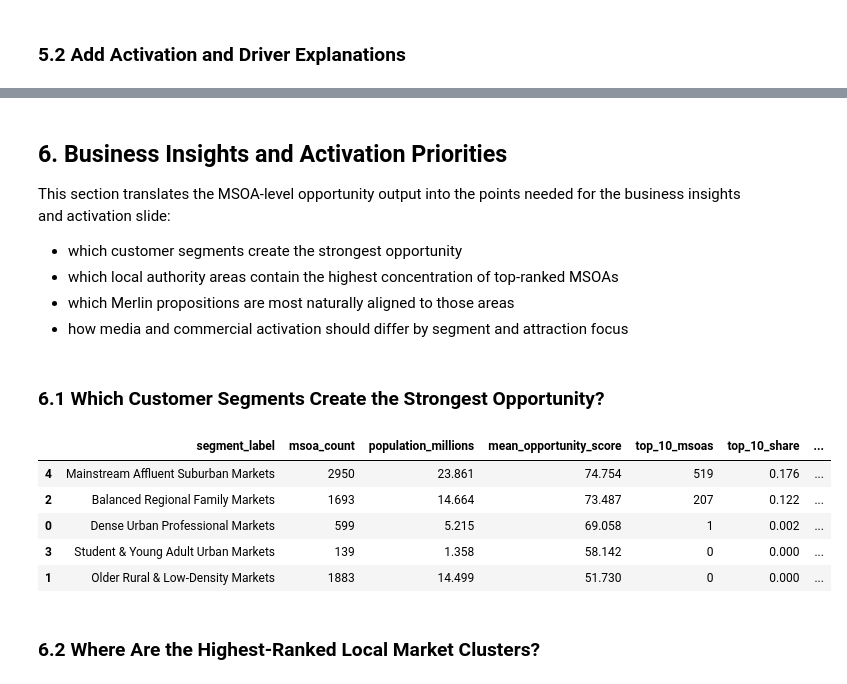
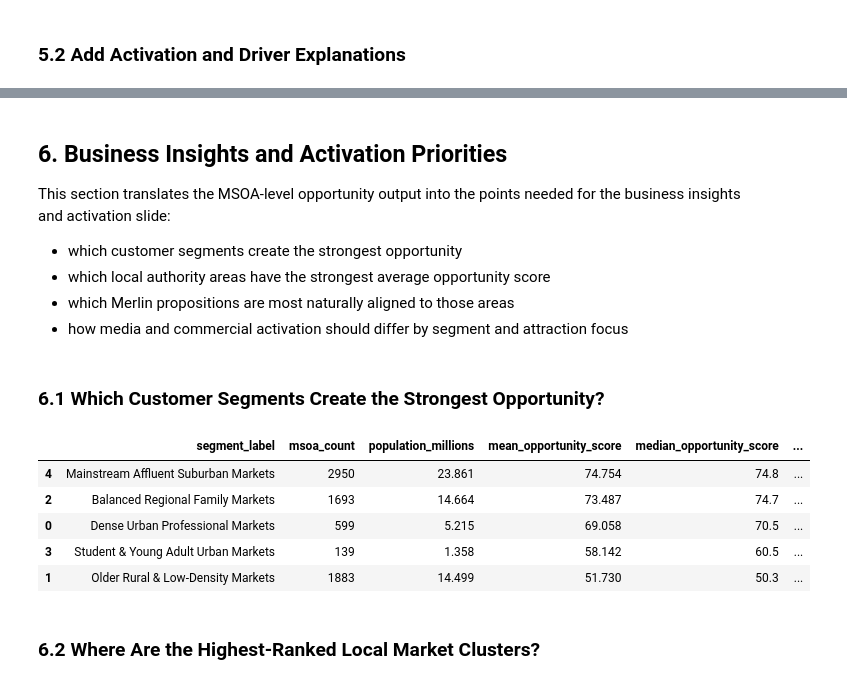
Before and after one commit to billychanhub/uk-demographic-clustering, a Jupyter notebook: notebooks/4_opportunity_scoring.ipynb, the cells around one changed output, grey strips where cells are left out. Saved outputs shown, nothing was run; the diff lists cells and outputs as text; code cells hidden in the pictures.

```diff
--- a/notebooks/4_opportunity_scoring.ipynb
+++ b/notebooks/4_opportunity_scoring.ipynb
@@ -594,7 +582,7 @@ activation_type_summary.round(1)
 This section translates the MSOA-level opportunity output into the points needed for the business insights and activation slide:
 
 - which customer segments create the strongest opportunity
-- which local authority areas contain the highest concentration of top-ranked MSOAs
+- which local authority areas have the strongest average opportunity score
 - which Merlin propositions are most naturally aligned to those areas
 - how media and commercial activation should differ by segment and attraction focus
 # %% [markdown]
@@ -605,66 +593,48 @@ scored["area_name"] = scored["geo_name"].str.replace(r"\s+\d+$", "", regex=True)
 
 def mode_or_none(series):
     modes = series.dropna().mode()
     return modes.iat[0] if not modes.empty else "None"
 
 
-def top_area_examples(group, n=5):
-    areas = group.loc[group["top_10_opportunity_flag"], "area_name"].value_counts().head(n).index.tolist()
-    return ", ".join(areas) if areas else "No top-10% MSOAs"
+def area_examples(series, n=5):
+    areas = series.value_counts().head(n).index.tolist()
+    return ", ".join(areas) if areas else "No area examples"
 
-segment_base_summary = (
+segment_opportunity_summary = (
     scored.groupby(["segment_id", "segment_label"], as_index=False)
     .agg(
         msoa_count=("geo_code", "count"),
         total_population=("total_population", "sum"),
         mean_opportunity_score=("overall_opportunity_score", "mean"),
         median_opportunity_score=("overall_opportunity_score", "median"),
-        top_10_msoas=("top_10_opportunity_flag", "sum"),
-        top_10_population=("top_10_opportunity_population", "sum"),
         mean_recommended_distance_miles=("recommended_attraction_distance_miles", "mean"),
         main_activation_type=("recommended_activation_type", mode_or_none),
         main_recommended_focus=("recommended_attraction_focus", mode_or_none),
+        area_examples=("area_name", area_examples),
     )
-)
-
-segment_area_examples = (
-    scored.groupby(["segment_id", "segment_label"])
-    .apply(top_area_examples)
-    .rename("top_10_area_examples")
-    .reset_index()
-)
-
-segment_opportunity_summary = (
-    segment_base_summary.merge(segment_area_examples, on=["segment_id", "segment_label"], how="left")
-    .assign(
-        top_10_share=lambda df: df["top_10_msoas"] / df["msoa_count"],
-        population_millions=lambda df: df["total_population"] / 1_000_000,
-        top_10_population_millions=lambda df: df["top_10_population"] / 1_000_000,
-    )
-    .sort_values(["top_10_msoas", "mean_opportunity_score"], ascending=[False, False])
+    .assign(population_millions=lambda df: df["total_population"] / 1_000_000)
+    .sort_values(["mean_opportunity_score", "total_population"], ascending=[False, False])
 )
 
 segment_display_cols = [
     "segment_label",
     "msoa_count",
     "population_millions",
     "mean_opportunity_score",
-    "top_10_msoas",
-    "top_10_share",
-    "top_10_population_millions",
+    "median_opportunity_score",
     "mean_recommended_distance_miles",
     "main_activation_type",
-    "top_10_area_examples",
+    "area_examples",
 ]
 
 segment_opportunity_summary[segment_display_cols].round(3)
 # %% [output]
-|  | segment_label | msoa_count | population_millions | mean_opportunity_score | top_10_msoas | top_10_share | ... |
-| 4 | Mainstream Affluent Suburban Markets | 2950 | 23.861 | 74.754 | 519 | 0.176 | ... |
-| 2 | Balanced Regional Family Markets | 1693 | 14.664 | 73.487 | 207 | 0.122 | ... |
-| 0 | Dense Urban Professional Markets | 599 | 5.215 | 69.058 | 1 | 0.002 | ... |
-| 3 | Student & Young Adult Urban Markets | 139 | 1.358 | 58.142 | 0 | 0.000 | ... |
-| 1 | Older Rural & Low-Density Markets | 1883 | 14.499 | 51.730 | 0 | 0.000 | ... |
+|  | segment_label | msoa_count | population_millions | mean_opportunity_score | median_opportunity_score | ... |
+| 4 | Mainstream Affluent Suburban Markets | 2950 | 23.861 | 74.754 | 74.8 | ... |
+| 2 | Balanced Regional Family Markets | 1693 | 14.664 | 73.487 | 74.7 | ... |
+| 0 | Dense Urban Professional Markets | 599 | 5.215 | 69.058 | 70.5 | ... |
+| 3 | Student & Young Adult Urban Markets | 139 | 1.358 | 58.142 | 60.5 | ... |
+| 1 | Older Rural & Low-Density Markets | 1883 | 14.499 | 51.730 | 50.3 | ... |
 # %% [markdown]
 ### 6.2 Where Are the Highest-Ranked Local Market Clusters?
 # %%
```
Also changed, not shown: parts of 8 cells of this notebook, 4 other files.
